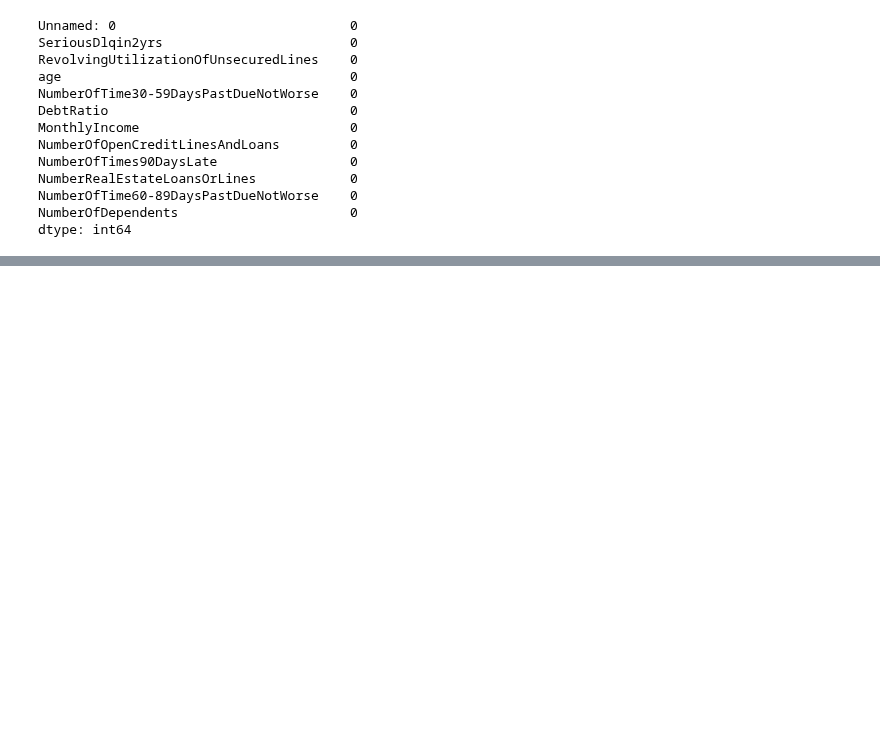
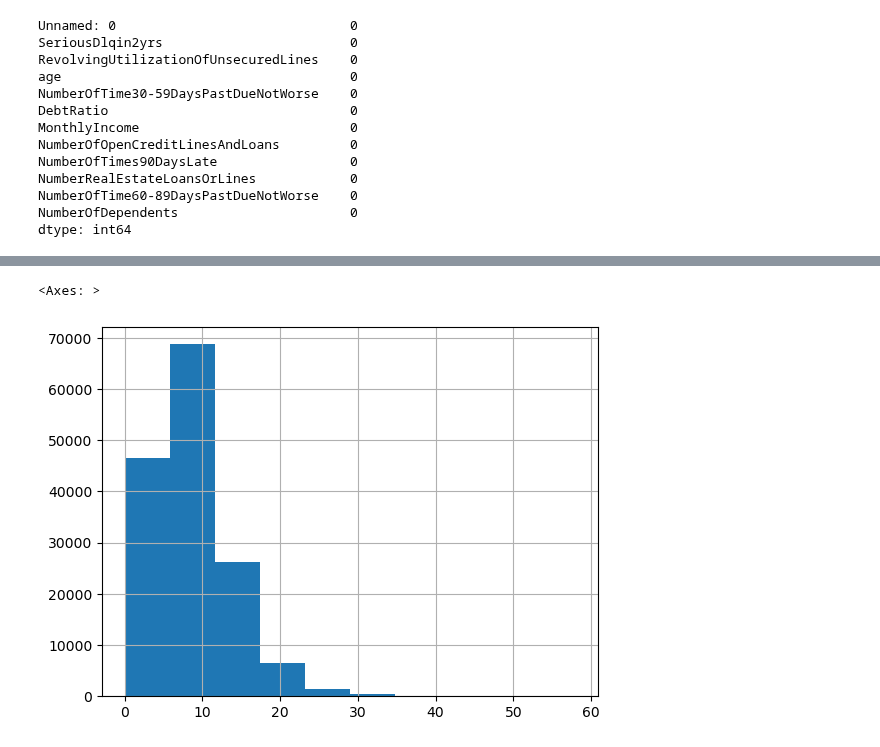
Before and after one commit to DotSlash-A/StatisticalSaga, a Jupyter notebook: distributions/binomial.ipynb, the cells around one changed output, grey strips where cells are left out. Drawn from its saved outputs; the diff is of its cells as text; code cells hidden in the pictures; blank space fills up the shorter version.

```diff
--- a/distributions/binomial.ipynb
+++ b/distributions/binomial.ipynb
@@ -70,0 +92,5 @@ np.random.seed(42)
+# %%
+df['NumberOfOpenCreditLinesAndLoans'].hist()
+# %% [output]
+<Axes: >
+[figure, added]
```
Also changed, not shown: parts of 2 cells of this notebook.
